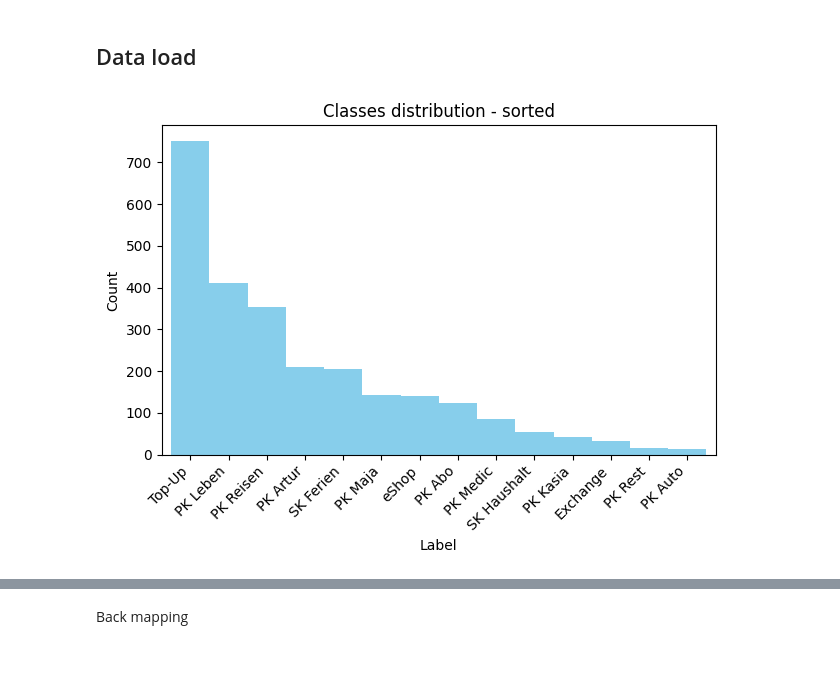
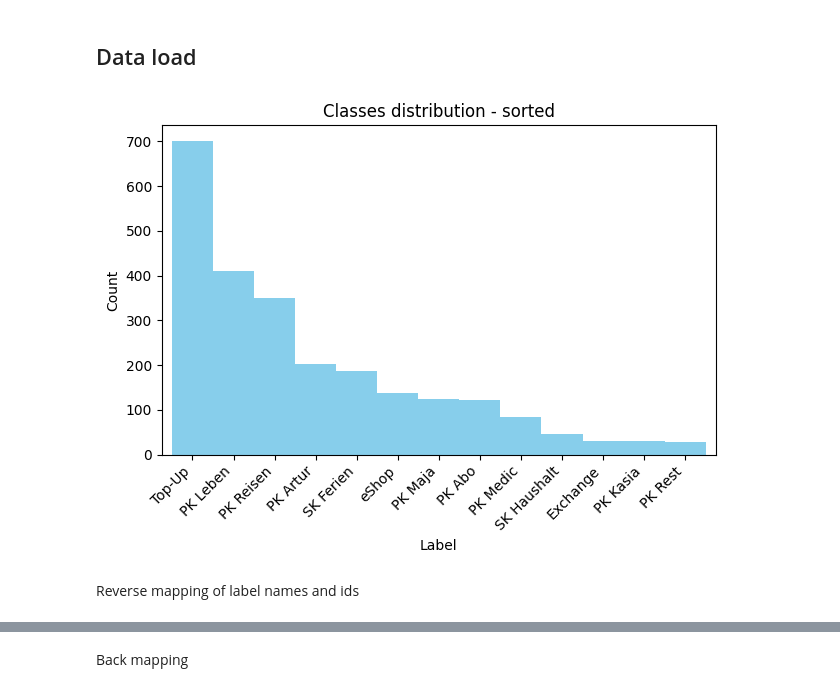
Before and after one commit to arturroo/af-finanzen, a Jupyter notebook: jupiter/transak/i1/feature_column/i1_fe_feature_column.ipynb, the cells around one changed output, grey strips where cells are left out. Cells and saved outputs as stored; diff of their text form; code cells hidden in the pictures; blank space fills up the shorter version.

Commit message:
Working transak i1 tf.feature_column

```diff
--- a/jupiter/transak/i1/feature_column/i1_fe_feature_column.ipynb
+++ b/jupiter/transak/i1/feature_column/i1_fe_feature_column.ipynb
@@ -57,18 +57,32 @@ query = """
       , first_started
       , LOWER(description) description -- i1_eda_conclusion_2
       , amount
-      , fee
+      --, fee
       , currency
-      , state
-      , account
+      --, state
+      --, account
       , CASE
           WHEN i1_true_label = 'PK Prezenty' THEN 'PK Rest'
+          WHEN i1_true_label = 'PK Auto' THEN 'PK Rest'
+          --WHEN i1_true_label = 'Exchange' THEN 'PK Rest'
+          --WHEN i1_true_label = 'SK Haushalt' THEN 'PK Rest'
+          --WHEN i1_true_label = 'PK Medic' THEN 'PK Rest'
+          --WHEN i1_true_label = 'PK Abo' THEN 'PK Rest'
+          --WHEN i1_true_label = 'PK Maja' THEN 'PK Rest'
+          --WHEN i1_true_label = 'eShop' THEN 'PK Rest'
+          --WHEN i1_true_label = 'SK Ferien' THEN 'PK Rest'
+          --WHEN i1_true_label = 'PK Artur' THEN 'PK Rest'
+          --WHEN i1_true_label = 'PK Reisen' THEN 'PK Rest'
+          --WHEN i1_true_label = 'PK Leben' THEN 'PK Rest'
+          --WHEN i1_true_label = 'PK Kasia' THEN 'PK Rest'
           WHEN i1_true_label = 'Apt' THEN 'PK Kasia'
+          --WHEN i1_true_label = 'Apt' THEN 'PK Rest'
           ELSE i1_true_label
         END AS i1_true_label
     FROM `af-finanzen.monatsabschluss.revolut_abrechnung`
     WHERE
-      type != "FEE" -- i1_eda_conclusion_1
+      type NOT IN ("FEE", "ATM") -- i1_eda_conclusion_1
+      AND ABS(amount) < 300
     ORDER BY started
   ),
   LABEL_INT AS (
@@ -82,12 +96,12 @@ query = """
         tid
       , i1_true_label
       , CASE
-          WHEN ABS(MOD(tid, 10)) < 8 THEN 'train'
+          WHEN ABS(MOD(tid, 10)) <= 7 THEN 'train'
           WHEN ABS(MOD(tid, 10)) = 8 THEN 'validation'
           WHEN ABS(MOD(tid, 10)) = 9 THEN 'test'
-          -- WHEN ABS(MOD(tid, 100)) < 70 THEN 'train'
-          -- WHEN ABS(MOD(tid, 100)) BETWEEN 70 AND 85 THEN 'validation'
-          -- WHEN ABS(MOD(tid, 100)) BETWEEN 86 AND 100 THEN 'test'
+          -- WHEN ABS(MOD(tid, 100)) < 60 THEN 'train'
+          -- WHEN ABS(MOD(tid, 100)) BETWEEN 60 AND 80 THEN 'validation'
+          -- WHEN ABS(MOD(tid, 100)) BETWEEN 80 AND 100 THEN 'test'
           ELSE "unknown"
         END AS split_set
     FROM EDA
@@ -105,13 +119,12 @@ df = bq.query(query).to_dataframe()
 # %%
 df.i1_true_label.value_counts().plot(kind="bar", width=1, color="skyblue")
 plt.ylabel("Count")
 plt.xlabel("Label")
-#plt.yscale("log")
 plt.title("Classes distribution - sorted")
 plt.xticks(rotation=45, ha="right")
 plt.tight_layout()
 plt.show()
-
-df.drop(columns=['i1_true_label'], inplace=True)
 # %% [output]
-[figure, old version]
+[figure, new version]
+# %% [markdown]
+Reverse mapping of label names and ids
```
Also changed, not shown: parts of 33 cells of this notebook, 3 other files.
